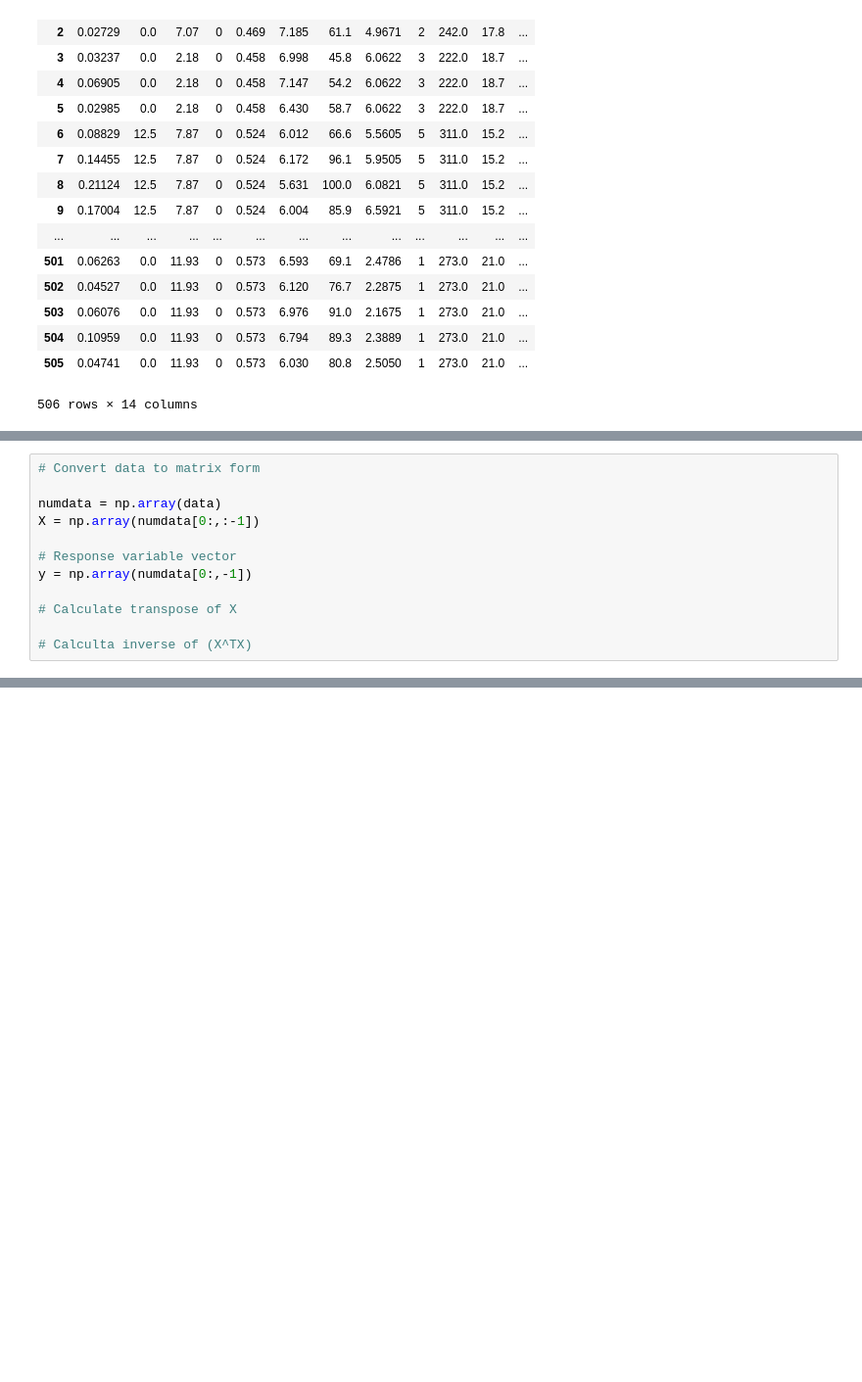
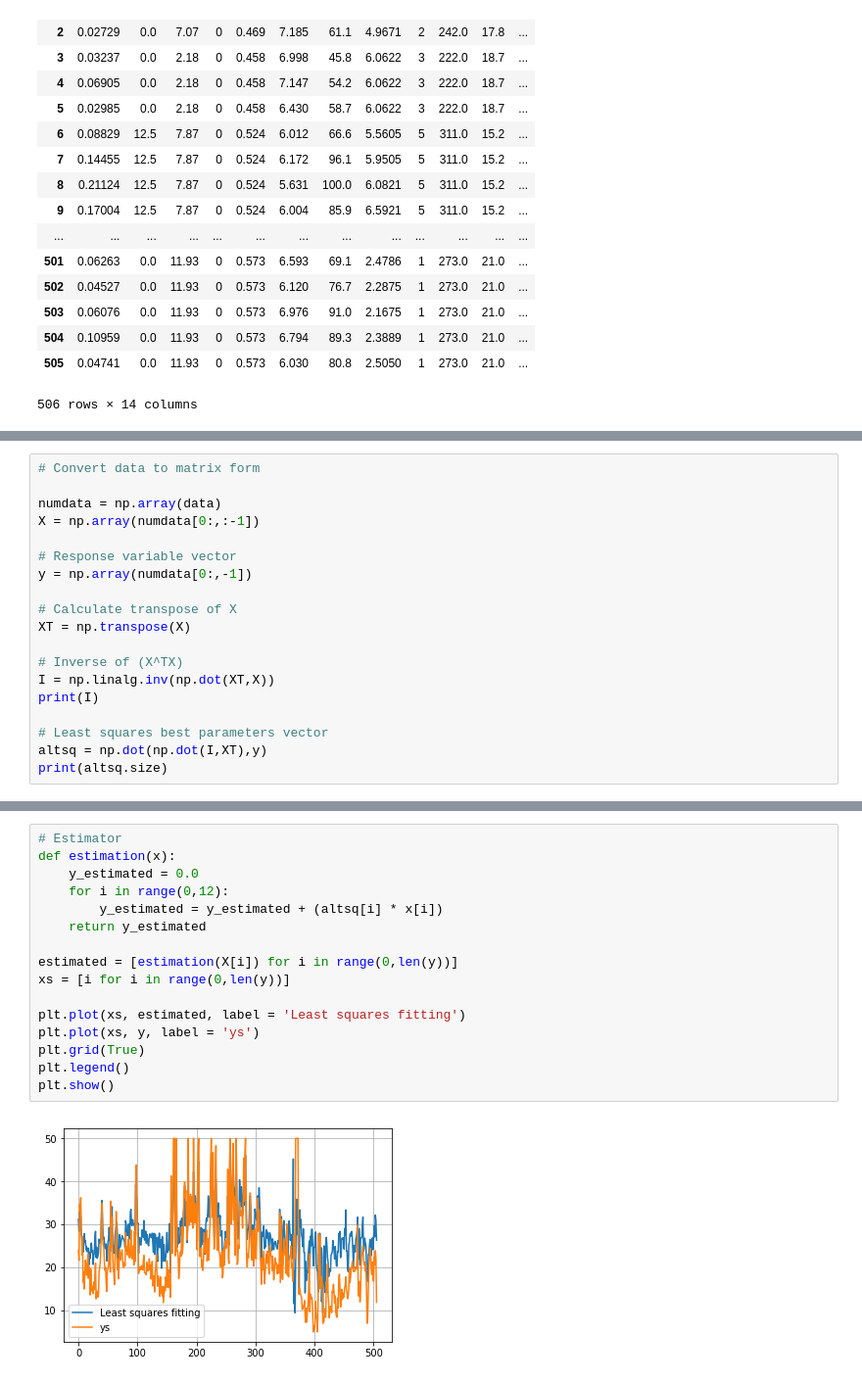
Before and after one commit to erickgrm/machine-learning, a Jupyter notebook: tareas/tarea3/problema1_t2.ipynb, the cells around one changed output, grey strips where cells are left out. Shown at 98% size. Drawn from its saved outputs; the diff is of its cells as text; blank space fills up the shorter version.

```diff
--- a/tareas/tarea3/problema1_t2.ipynb
+++ b/tareas/tarea3/problema1_t2.ipynb
@@ -49,5 +50,12 @@ X = np.array(numdata[0:,:-1])
 y = np.array(numdata[0:,-1])
 
 # Calculate transpose of X
+XT = np.transpose(X)
 
-# Calculta inverse of (X^TX)
+# Inverse of (X^TX)
+I = np.linalg.inv(np.dot(XT,X))
+print(I)
+
+# Least squares best parameters vector
+altsq = np.dot(np.dot(I,XT),y)
+print(altsq.size)
@@ -53,0 +94,18 @@ y = np.array(numdata[0:,-1])
+# %%
+# Estimator
+def estimation(x):
+    y_estimated = 0.0
+    for i in range(0,12):
+        y_estimated = y_estimated + (altsq[i] * x[i])
+    return y_estimated
+
+estimated = [estimation(X[i]) for i in range(0,len(y))]
+xs = [i for i in range(0,len(y))]
+
+plt.plot(xs, estimated, label = 'Least squares fitting')
+plt.plot(xs, y, label = 'ys')
+plt.grid(True)
+plt.legend()
+plt.show()
+# %% [output]
+[figure, added]
```
Also changed, not shown: parts of 4 cells of this notebook, 1 other file.
